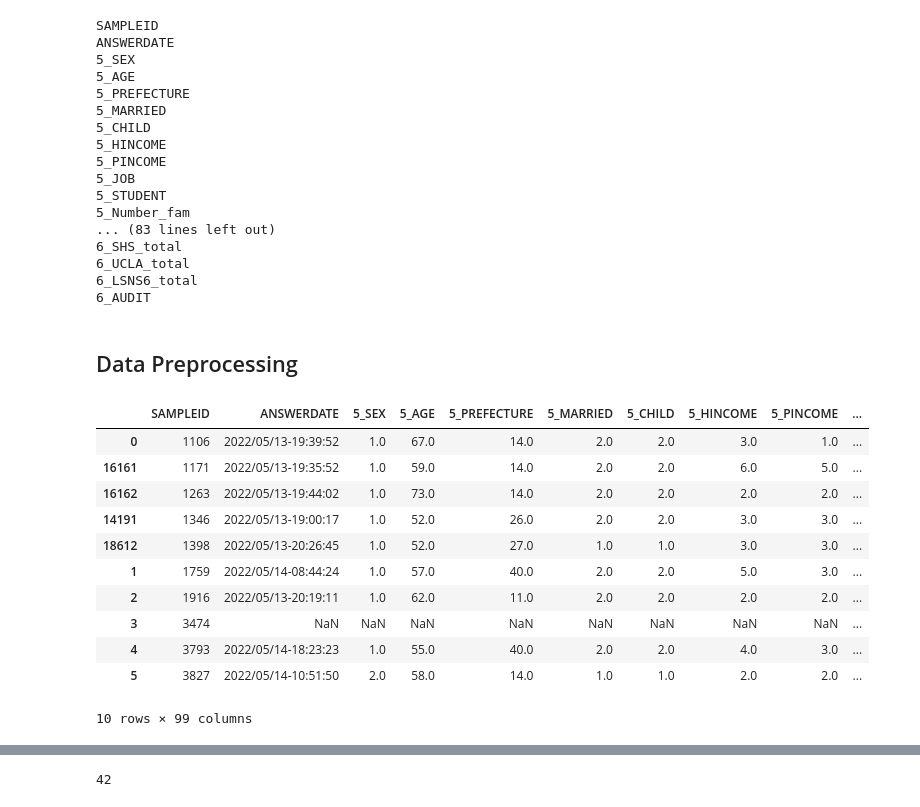
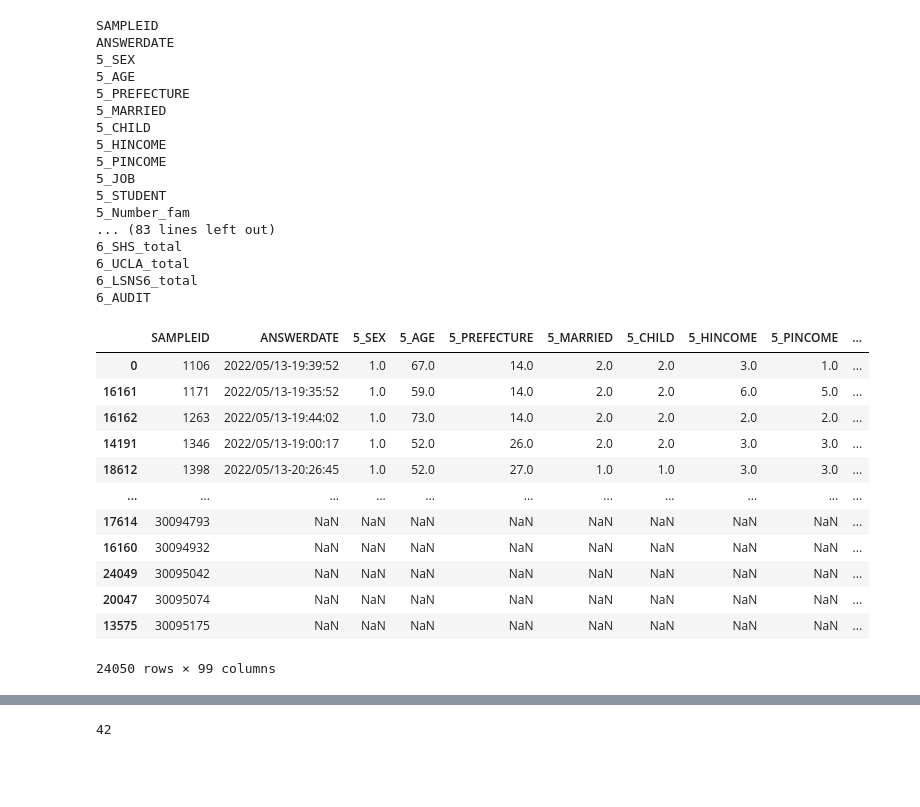
Before and after one commit to wakibadz/Salvador_CS198, a Jupyter notebook: CS198_Demo_1_Salvador_201907181.ipynb, the cells around one changed output, grey strips where cells are left out. Drawn from its saved outputs; the diff is of its cells as text; code cells hidden in the pictures; blank space fills up the shorter version.

```diff
--- a/CS198_Demo_1_Salvador_201907181.ipynb
+++ b/CS198_Demo_1_Salvador_201907181.ipynb
@@ -22,8 +25,8 @@ random_state = 8
 # %%
 # Loading dataset
-dataset = pd.read_csv('data.csv')
+df = pd.read_csv('data.csv')
 
-dataset.head(10)
+df.head(10)
 # %% [output]
 |  | SAMPLEID | ANSWERDATE | 5_SEX | 5_AGE | 5_PREFECTURE | 5_MARRIED | 5_CHILD | 5_HINCOME | 5_PINCOME | ... |
 | 0 | 1106 | 2022/05/13-19:39:52 | 1.0 | 67.0 | 14.0 | 2.0 | 2.0 | 3.0 | 1.0 | ... |
@@ -121,24 +155,20 @@ ANSWERDATE
 6_UCLA_total
 6_LSNS6_total
 6_AUDIT
-# %% [markdown]
-## Data Preprocessing
 # %%
 # Sorting dataset based on SAMPLEID
-dataset_sorted = dataset.sort_values(by=['SAMPLEID'])
+df.sort_values(by=['SAMPLEID'])
+# %% [output]
+|  | SAMPLEID | ANSWERDATE | 5_SEX | 5_AGE | 5_PREFECTURE | 5_MARRIED | 5_CHILD | 5_HINCOME | 5_PINCOME | ... |
+| 0 | 1106 | 2022/05/13-19:39:52 | 1.0 | 67.0 | 14.0 | 2.0 | 2.0 | 3.0 | 1.0 | ... |
+| 16161 | 1171 | 2022/05/13-19:35:52 | 1.0 | 59.0 | 14.0 | 2.0 | 2.0 | 6.0 | 5.0 | ... |
+| 16162 | 1263 | 2022/05/13-19:44:02 | 1.0 | 73.0 | 14.0 | 2.0 | 2.0 | 2.0 | 2.0 | ... |
+| 14191 | 1346 | 2022/05/13-19:00:17 | 1.0 | 52.0 | 26.0 | 2.0 | 2.0 | 3.0 | 3.0 | ... |
+| 18612 | 1398 | 2022/05/13-20:26:45 | 1.0 | 52.0 | 27.0 | 1.0 | 1.0 | 3.0 | 3.0 | ... |
+| ... | ... | ... | ... | ... | ... | ... | ... | ... | ... | ... |
+| 17614 | 30094793 | NaN | NaN | NaN | NaN | NaN | NaN | NaN | NaN | ... |
+| 16160 | 30094932 | NaN | NaN | NaN | NaN | NaN | NaN | NaN | NaN | ... |
+| 24049 | 30095042 | NaN | NaN | NaN | NaN | NaN | NaN | NaN | NaN | ... |
+| 20047 | 30095074 | NaN | NaN | NaN | NaN | NaN | NaN | NaN | NaN | ... |
+| 13575 | 30095175 | NaN | NaN | NaN | NaN | NaN | NaN | NaN | NaN | ... |
+24050 rows × 99 columns
-# %%
-# Displaying sorted dataset
-dataset_sorted.head(10)
-# %% [output]
-|  | SAMPLEID | ANSWERDATE | 5_SEX | 5_AGE | 5_PREFECTURE | 5_MARRIED | 5_CHILD | 5_HINCOME | 5_PINCOME | ... |
-| 0 | 1106 | 2022/05/13-19:39:52 | 1.0 | 67.0 | 14.0 | 2.0 | 2.0 | 3.0 | 1.0 | ... |
-| 16161 | 1171 | 2022/05/13-19:35:52 | 1.0 | 59.0 | 14.0 | 2.0 | 2.0 | 6.0 | 5.0 | ... |
-| 16162 | 1263 | 2022/05/13-19:44:02 | 1.0 | 73.0 | 14.0 | 2.0 | 2.0 | 2.0 | 2.0 | ... |
-| 14191 | 1346 | 2022/05/13-19:00:17 | 1.0 | 52.0 | 26.0 | 2.0 | 2.0 | 3.0 | 3.0 | ... |
-| 18612 | 1398 | 2022/05/13-20:26:45 | 1.0 | 52.0 | 27.0 | 1.0 | 1.0 | 3.0 | 3.0 | ... |
-| 1 | 1759 | 2022/05/14-08:44:24 | 1.0 | 57.0 | 40.0 | 2.0 | 2.0 | 5.0 | 3.0 | ... |
-| 2 | 1916 | 2022/05/13-20:19:11 | 1.0 | 62.0 | 11.0 | 2.0 | 2.0 | 2.0 | 2.0 | ... |
-| 3 | 3474 | NaN | NaN | NaN | NaN | NaN | NaN | NaN | NaN | ... |
-| 4 | 3793 | 2022/05/14-18:23:23 | 1.0 | 55.0 | 40.0 | 2.0 | 2.0 | 4.0 | 3.0 | ... |
-| 5 | 3827 | 2022/05/14-10:51:50 | 2.0 | 58.0 | 14.0 | 1.0 | 1.0 | 2.0 | 2.0 | ... |
-10 rows × 99 columns
```
Also changed, not shown: parts of 17 cells of this notebook.
